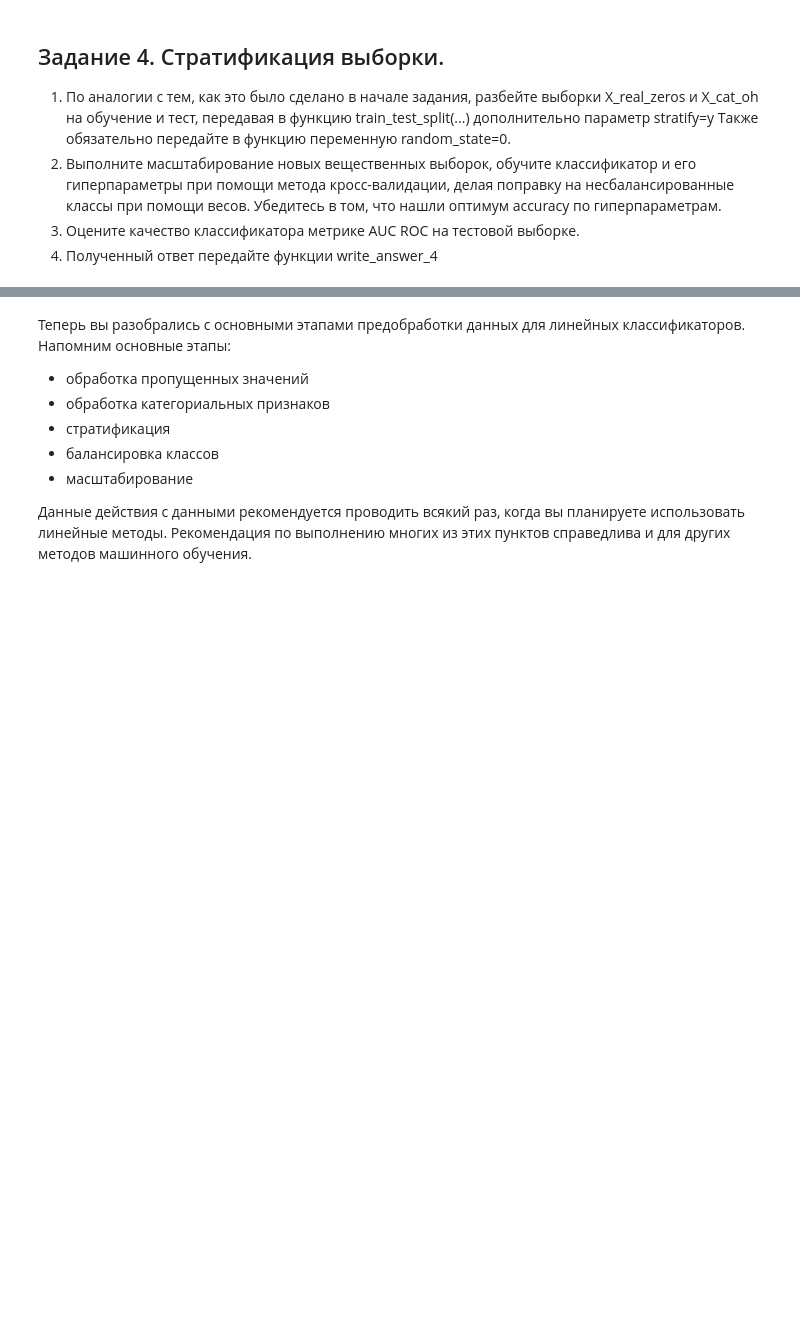
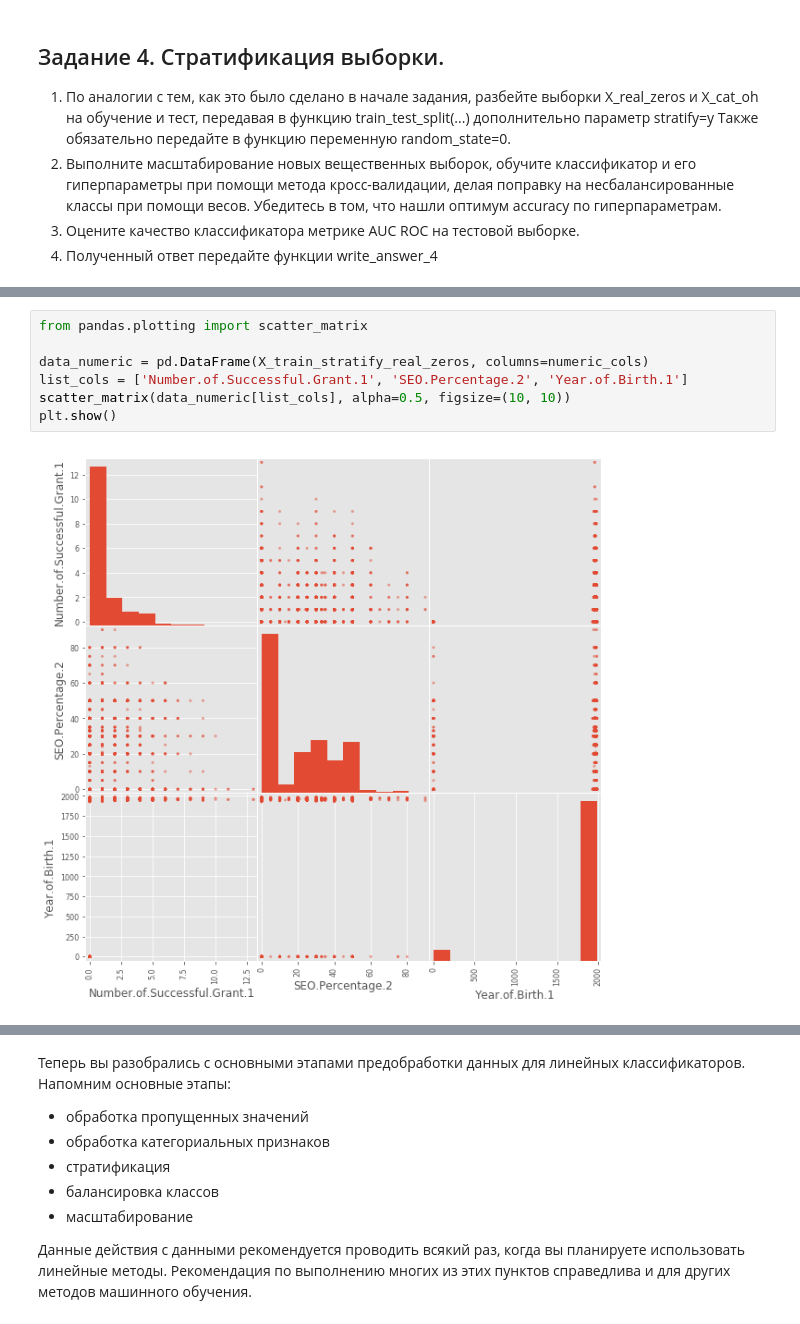
Before and after one commit to EgorKurito/Coursera-Homework, a Jupyter notebook: Course #2 -Markup Training/Homework/Week 3.0 - Preprocessing_LR.ipynb, the cells around one changed output, grey strips where cells are left out. Drawn from its saved outputs; the diff is of its cells as text; blank space fills up the shorter version.

```diff
--- a/Course #2 -Markup Training/Homework/Week 3.0 - Preprocessing_LR.ipynb
+++ b/Course #2 -Markup Training/Homework/Week 3.0 - Preprocessing_LR.ipynb
@@ -581,0 +658,9 @@ def write_answer_4(auc):
+# %%
+from pandas.plotting import scatter_matrix
+
+data_numeric = pd.DataFrame(X_train_stratify_real_zeros, columns=numeric_cols)
+list_cols = ['Number.of.Successful.Grant.1', 'SEO.Percentage.2', 'Year.of.Birth.1']
+scatter_matrix(data_numeric[list_cols], alpha=0.5, figsize=(10, 10))
+plt.show()
+# %% [output]
+[figure, added]
```
Also changed, not shown: parts of 43 cells of this notebook, 8 other files.
